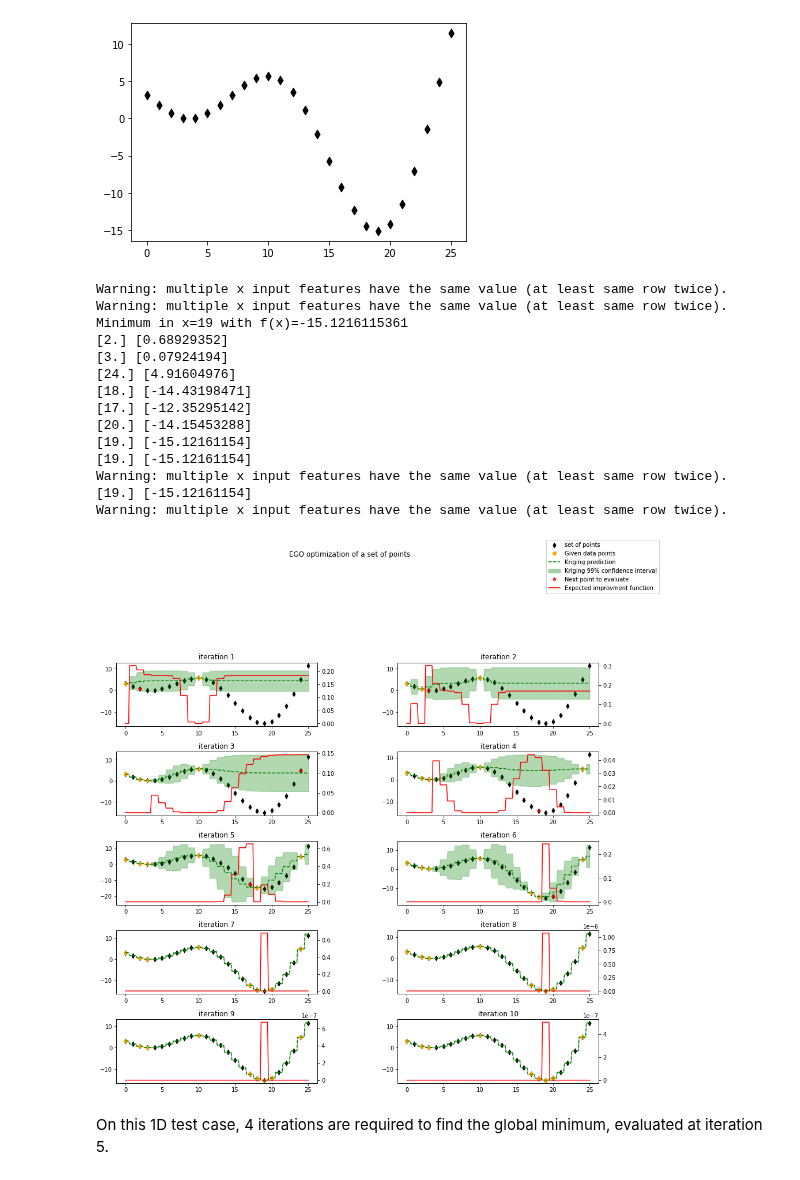
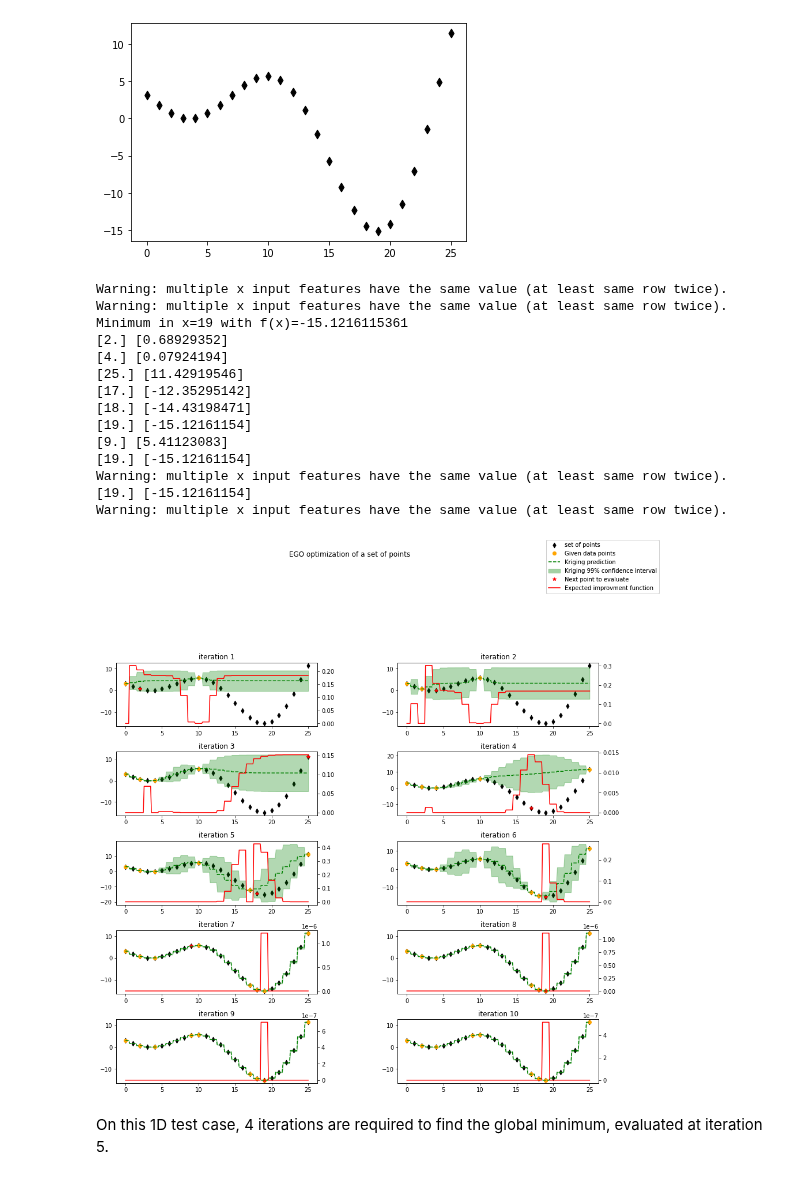
Before and after one commit to SMTorg/smt, a Jupyter notebook: tutorial/SMT_MixedInteger_application.ipynb, the cells around one changed output. Saved outputs shown, nothing was run; the diff lists cells and outputs as text; code cells hidden in the pictures.

```diff
--- a/tutorial/SMT_MixedInteger_application.ipynb
+++ b/tutorial/SMT_MixedInteger_application.ipynb
@@ -140,27 +140,27 @@ Min of the DOE:  -15.121611536143384
 # %%
 #to run the optimization process
 n_iter = 10
 xdoe = np.atleast_2d([0,10]).T
 n_doe = xdoe.size
-xtypes=[INT]
+xtypes=[ORD]
 criterion = "EI"  #'EI' or 'SBO' or 'LCB'
 PlotEgo(criterion,xdoe,bounds,npt,n_iter,xtypes=xtypes)
 # %% [output]
 Warning: multiple x input features have the same value (at least same row twice).
 Warning: multiple x input features have the same value (at least same row twice).
 Minimum in x=19 with f(x)=-15.1216115361
 [2.] [0.68929352]
-[3.] [0.07924194]
-[24.] [4.91604976]
+[4.] [0.07924194]
+[25.] [11.42919546]
+[17.] [-12.35295142]
 [18.] [-14.43198471]
-[17.] [-12.35295142]
-[20.] [-14.15453288]
 [19.] [-15.12161154]
+[9.] [5.41123083]
 [19.] [-15.12161154]
 Warning: multiple x input features have the same value (at least same row twice).
 [19.] [-15.12161154]
 Warning: multiple x input features have the same value (at least same row twice).
-[figure, old version]
+[figure, new version]
 # %% [markdown]
 On this 1D test case, 4 iterations are required to find the global minimum, evaluated at iteration 5.
 # %% [markdown]
```
Also changed, not shown: parts of 10 cells of this notebook, 2 other files.
